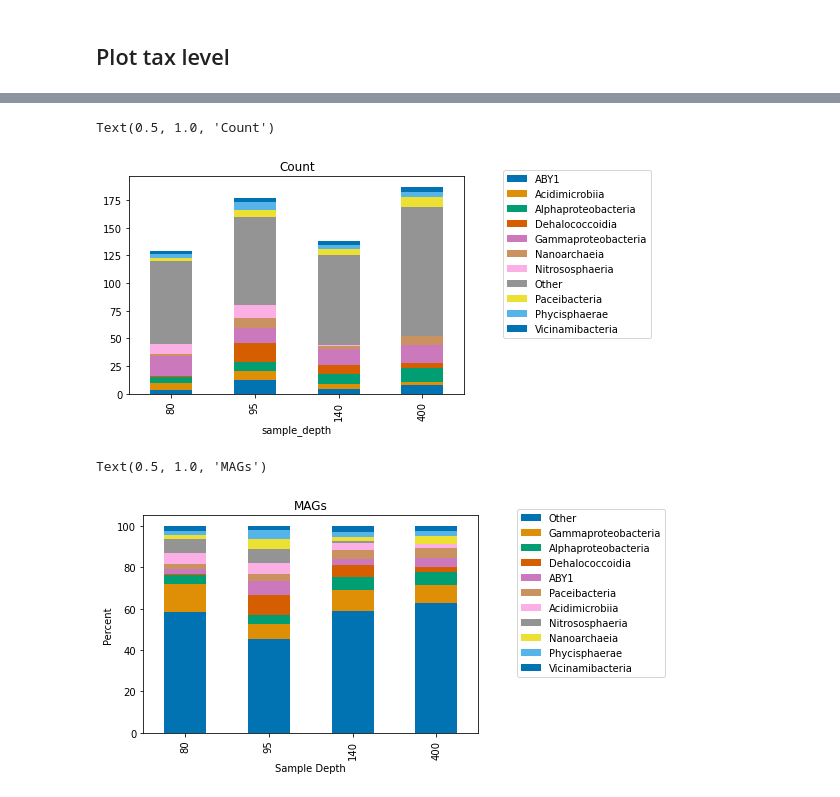
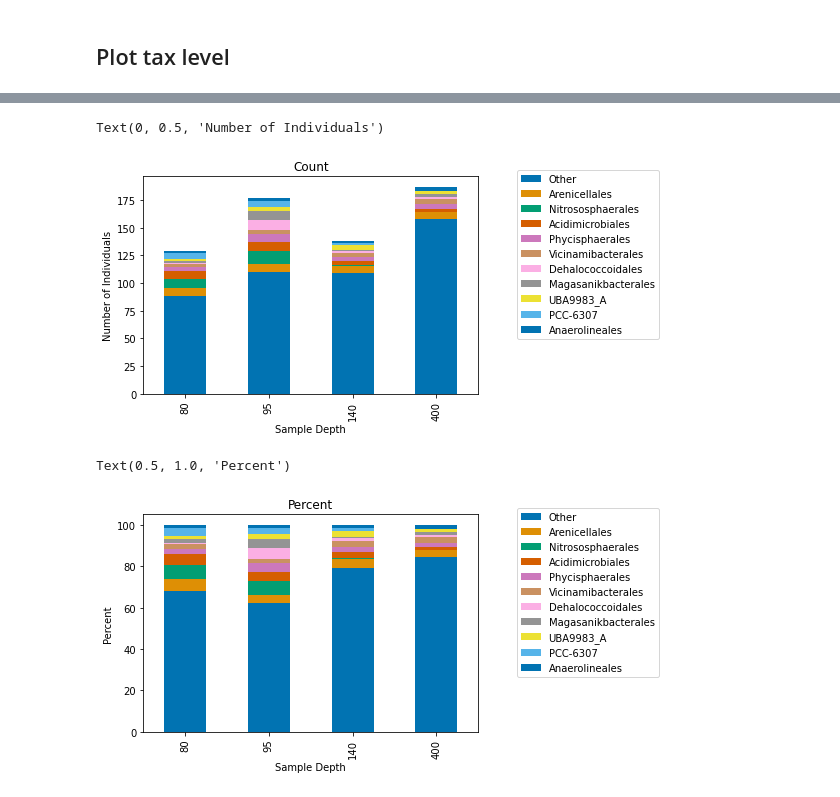
Before and after one commit to mdherring/OMZ_MH_Analysis, a Jupyter notebook: 04_MAG_gtdbtk-jb.ipynb, the cells around one changed output, grey strips where cells are left out. Cells and saved outputs as stored; diff of their text form; code cells hidden in the pictures.

Commit message:
added notes, made stacked barplots order instead of class

```diff
--- a/04_MAG_gtdbtk-jb.ipynb
+++ b/04_MAG_gtdbtk-jb.ipynb
@@ -248,12 +197,14 @@ top_10_class
 # %%
-plot_class = []
+# create a an empty list named plot_order
+plot_order = []
 
-for item in df['class']:
-    if item in top_10_class:
-        plot_class.append(item)
-    else:
-        plot_class.append('Other')
+# for loop to add values into the empty list
+for item in mag_gtdb['order']: # for each item in the order column of the mag_gtdb dataframe
+    if item in order_list: # if the item is in the list order_list
+        plot_order.append(item) # add that item to the plot_order list
+    else: # if the item is not in order_list
+        plot_order.append('Other') # add 'Other' to the plot_order list
 
-df['plot_class'] = plot_class
+mag_gtdb['plot_order'] = plot_order # create a column named plot_order in the mag_gtdb database that is the plot_order list
 # %%
 # alternative: list comprehension solution
@@ -261,25 +212,32 @@ df['plot_class'] = plot_class
 # %%
-class_counts = df.groupby(['sample_depth', 'plot_class'], as_index = False)['user_genome'].count().pivot(columns = 'plot_class', index = 'sample_depth', values = 'user_genome')
+# group the mag_gtdb dataframe by sample_depth and plot_order and then count the number of each grouping and pivot the resulting dataframe
+order_counts = mag_gtdb.groupby(['sample_depth', 'plot_order'], as_index = False)['user_genome'].count().pivot(columns = 'plot_order', index = 'sample_depth', values = 'user_genome')
 
-column_order = ['Other'] + top_10_class
+# create a list of the order of columns for plotting
+col_order = ['Other'] + order_list
 
-class_pcts = class_counts.div(class_counts.sum(axis=1), axis=0)
-class_pcts = round(class_pcts * 100, 1)
+# turn count values into percents
+order_pcts = order_counts.div(order_counts.sum(axis=1), axis=0)
+order_pcts = round(order_pcts * 100, 1)
 # %%
+# stacked barplot of order counts
 sns.set_palette("colorblind")
-class_counts.plot.bar(stacked = True)
+order_counts[col_order].plot.bar(stacked = True)
 plt.legend(bbox_to_anchor=(1.1, 1.05))
 plt.title('Count')
+plt.xlabel('Sample Depth')
+plt.ylabel('Number of Individuals')
 # %% [output]
-Text(0.5, 1.0, 'Count')
+Text(0, 0.5, 'Number of Individuals')
-[figure, old version]
+[figure, new version]
 # %%
+# stacked bar plot of order percents
 sns.set_palette("colorblind")
-class_pcts[column_order].plot.bar(stacked = True)
+order_pcts[col_order].plot.bar(stacked = True)
 plt.legend(bbox_to_anchor=(1.1, 1.05))
 plt.ylabel('Percent')
 plt.xlabel('Sample Depth')
-plt.title('MAGs')
+plt.title('Percent')
 # %% [output]
-Text(0.5, 1.0, 'MAGs')
+Text(0.5, 1.0, 'Percent')
-[figure, old version]
+[figure, new version]
```
Also changed, not shown: parts of 17 cells of this notebook.
